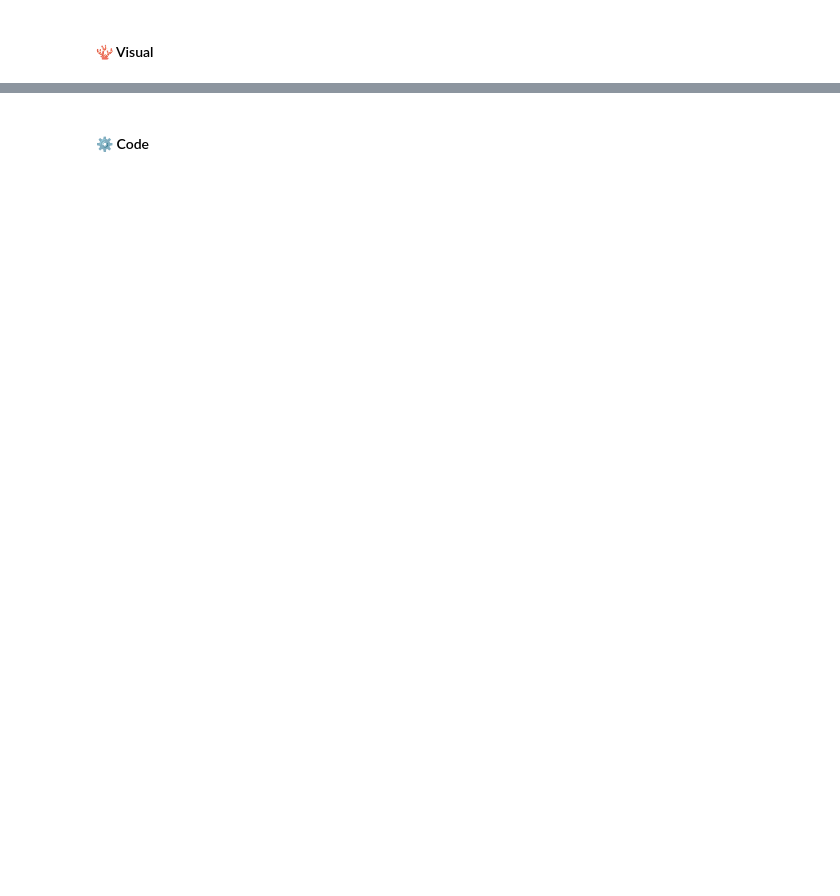
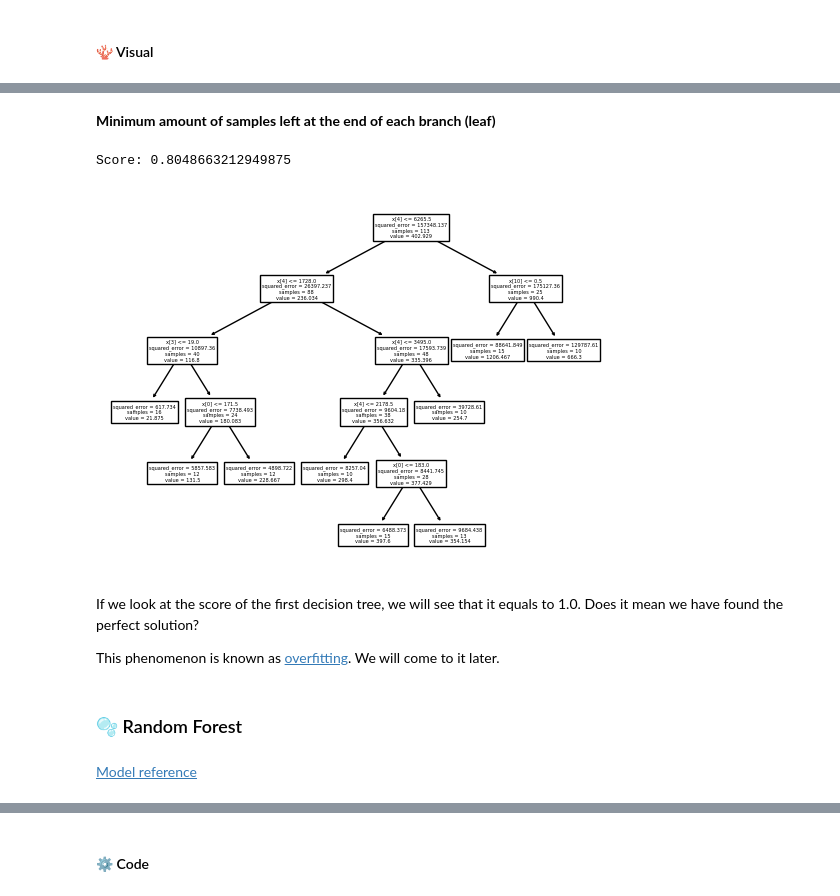
Before and after one commit to STASYA00/IAAC2024_tutorials, a Jupyter notebook: notebooks/04_model_overview.ipynb, the cells around one changed output, grey strips where cells are left out. Saved outputs shown, nothing was run; the diff lists cells and outputs as text; code cells hidden in the pictures; blank space fills up the shorter version.

```diff
--- a/notebooks/04_model_overview.ipynb
+++ b/notebooks/04_model_overview.ipynb
@@ -158,0 +237,18 @@ tree.plot_tree(model)
+# %% [markdown]
+**Minimum amount of samples left at the end of each branch (leaf)**
+# %%
+model = DecisionTreeRegressor(min_samples_leaf=10).fit(X, Y)
+model = model.fit(X, Y)
+print("Score: {}".format(model.score(X, Y)))
+_ = tree.plot_tree(model)
+# %% [output]
+Score: 0.8048663212949875
+[figure, added]
+# %% [markdown]
+If we look at the score of the first decision tree, we will see that it equals to 1.0. Does it mean we have found the perfect solution?
+
+This phenomenon is known as [overfitting](https://scikit-learn.org/stable/auto_examples/model_selection/plot_underfitting_overfitting.html). We will come to it later.
+# %% [markdown]
+### 🫧 Random Forest
+# %% [markdown]
+[Model reference](https://scikit-learn.org/stable/modules/generated/sklearn.ensemble.RandomForestRegressor.html)
```
Also changed, not shown: parts of 57 cells of this notebook.
